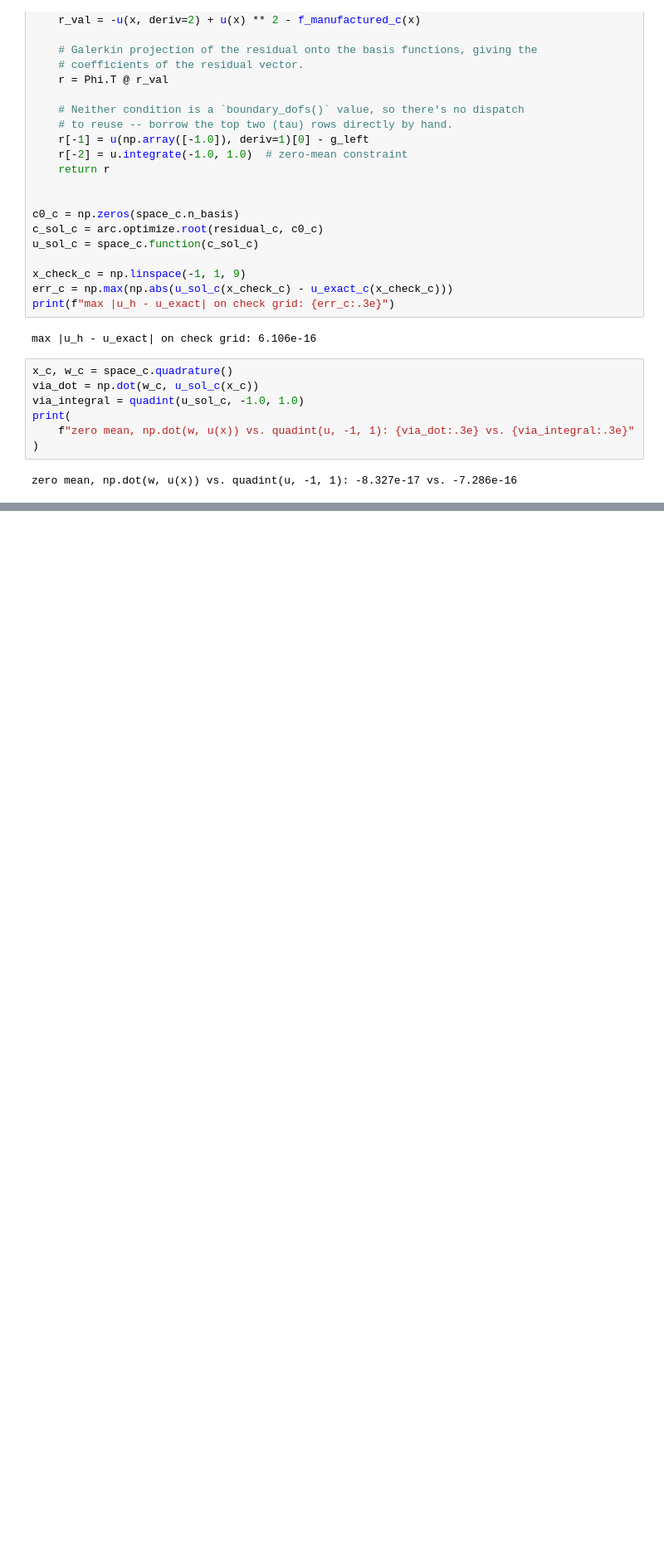
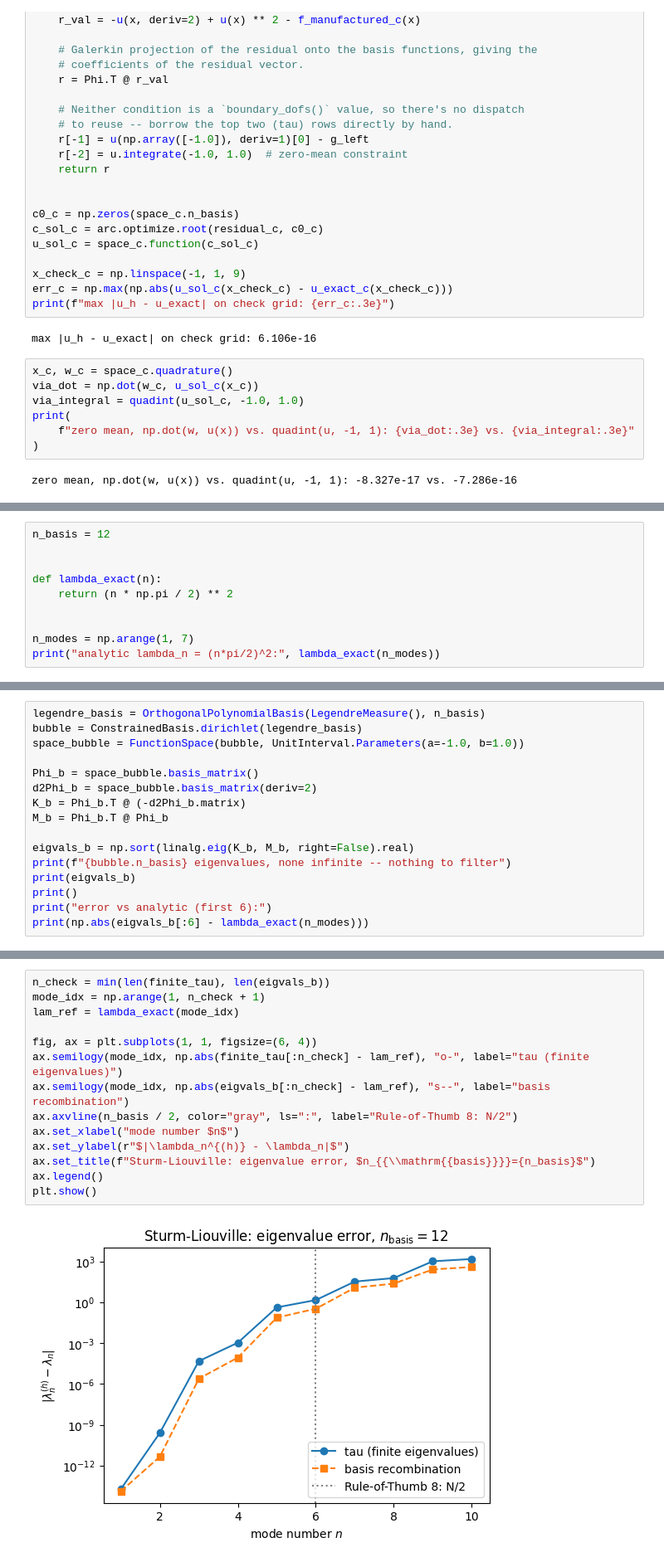
Before and after one commit to PineTreeLabs/archimedes, a Jupyter notebook: docs/source/tutorials/approximation/pde.ipynb, the cells around one changed output, grey strips where cells are left out. Shown at 83% size. Cells and saved outputs as stored; diff of their text form; blank space fills up the shorter version.

```diff
--- a/docs/source/tutorials/approximation/pde.ipynb
+++ b/docs/source/tutorials/approximation/pde.ipynb
@@ -261,0 +317,10 @@ zero mean, np.dot(w, u(x)) vs. quadint(u, -1, 1): -8.327e-17 vs. -7.286e-16
+# %%
+n_basis = 12
+
+
+def lambda_exact(n):
+    return (n * np.pi / 2) ** 2
+
+
+n_modes = np.arange(1, 7)
+print("analytic lambda_n = (n*pi/2)^2:", lambda_exact(n_modes))
@@ -261,0 +382,16 @@ zero mean, np.dot(w, u(x)) vs. quadint(u, -1, 1): -8.327e-17 vs. -7.286e-16
+# %%
+legendre_basis = OrthogonalPolynomialBasis(LegendreMeasure(), n_basis)
+bubble = ConstrainedBasis.dirichlet(legendre_basis)
+space_bubble = FunctionSpace(bubble, UnitInterval.Parameters(a=-1.0, b=1.0))
+
+Phi_b = space_bubble.basis_matrix()
+d2Phi_b = space_bubble.basis_matrix(deriv=2)
+K_b = Phi_b.T @ (-d2Phi_b.matrix)
+M_b = Phi_b.T @ Phi_b
+
+eigvals_b = np.sort(linalg.eig(K_b, M_b, right=False).real)
+print(f"{bubble.n_basis} eigenvalues, none infinite -- nothing to filter")
+print(eigvals_b)
+print()
+print("error vs analytic (first 6):")
+print(np.abs(eigvals_b[:6] - lambda_exact(n_modes)))
@@ -261,0 +445,16 @@ zero mean, np.dot(w, u(x)) vs. quadint(u, -1, 1): -8.327e-17 vs. -7.286e-16
+# %%
+n_check = min(len(finite_tau), len(eigvals_b))
+mode_idx = np.arange(1, n_check + 1)
+lam_ref = lambda_exact(mode_idx)
+
+fig, ax = plt.subplots(1, 1, figsize=(6, 4))
+ax.semilogy(mode_idx, np.abs(finite_tau[:n_check] - lam_ref), "o-", label="tau (finite eigenvalues)")
+ax.semilogy(mode_idx, np.abs(eigvals_b[:n_check] - lam_ref), "s--", label="basis recombination")
+ax.axvline(n_basis / 2, color="gray", ls=":", label="Rule-of-Thumb 8: N/2")
+ax.set_xlabel("mode number $n$")
+ax.set_ylabel(r"$|\lambda_n^{(h)} - \lambda_n|$")
+ax.set_title(f"Sturm-Liouville: eigenvalue error, $n_{{\\mathrm{{basis}}}}={n_basis}$")
+ax.legend()
+plt.show()
+# %% [output]
+[figure, added]
```
Also changed, not shown: parts of 14 cells of this notebook, 4 other files.
